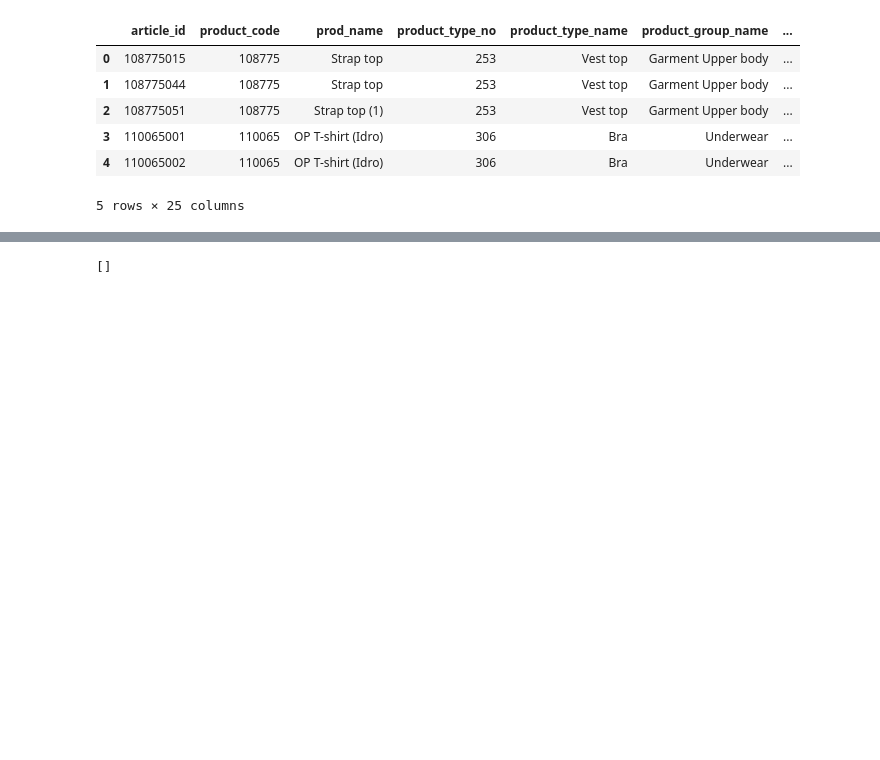
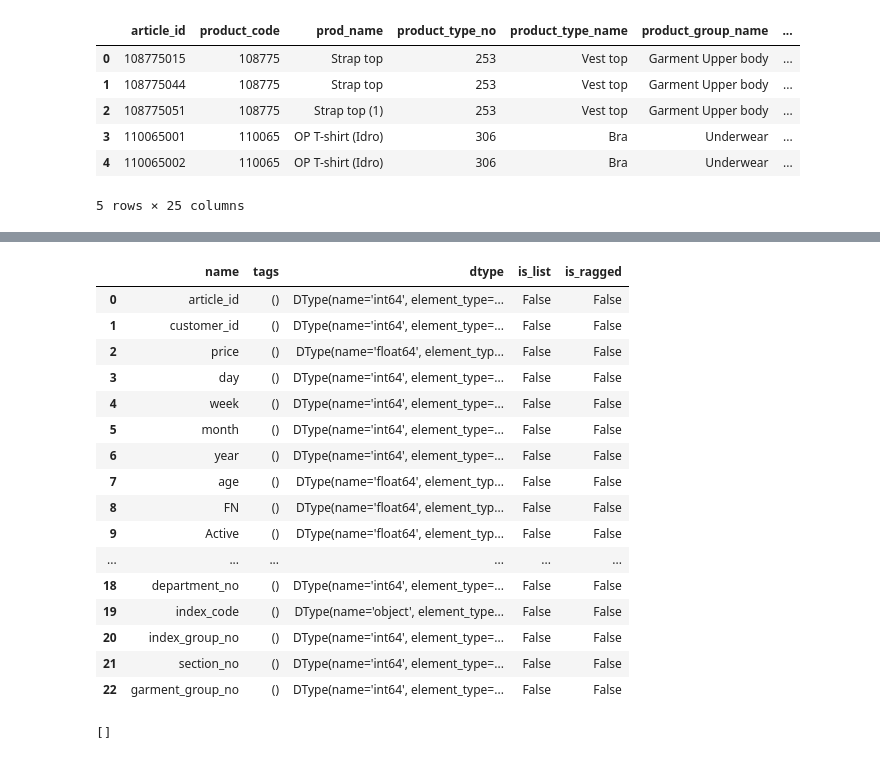
Before and after one commit to joaomiguelol/cv_recsys_deploy, a Jupyter notebook: notebooks/01-feature-eng-test.ipynb, the cells around one changed output, grey strips where cells are left out. Saved outputs shown, nothing was run; the diff lists cells and outputs as text; code cells hidden in the pictures; blank space fills up the shorter version.

```diff
--- a/notebooks/01-feature-eng-test.ipynb
+++ b/notebooks/01-feature-eng-test.ipynb
@@ -111,3 +105,34 @@ price = ["price"] >> FillMissing(fill_val=0) >> Normalize() >> TagAsItemFeatures
+# %%
+# ['t_dat', 'customer_id', 'article_id', 'price', 'sales_channel_id','week']
+article_id = ["article_id"] >> Categorify() >> TagAsItemID()
+customer_id = ["customer_id"] >> Categorify() >> TagAsUserID()
+price = ["price"] >> FillMissing(fill_val=0) >> Normalize() >> TagAsItemFeatures()
+time_features = ["t_dat"]
+session_time = (
+    time_features >>
+    nvt.ops.LambdaOp(lambda col: cudf.to_datetime(col, unit='s')) >>
+    nvt.ops.Rename(name = 'event_time_dt')
+)
+
+day = (session_time
+        >> nvt.ops.LambdaOp(lambda col: col.dt.day)
+        >> nvt.ops.Rename(name = 'day')
+        >> Categorify())
+week = (session_time
+        >> nvt.ops.LambdaOp(lambda col: col.dt.weekday)
+        >> nvt.ops.Rename(name = 'week')
+        >> Categorify())
+month = (session_time
+        >> nvt.ops.LambdaOp(lambda col: col.dt.month)
+        >> nvt.ops.Rename(name = 'month')
+        >> Categorify())
+year = (session_time
+        >> nvt.ops.LambdaOp(lambda col: col.dt.year)
+        >> nvt.ops.Rename(name = 'year')
+        >> Categorify())
+
+
+trans_features = article_id + customer_id + price + day + week + month + year
 # %%
 # customer_features = ['customer_id', 'FN', 'Active', 'club_member_status','fashion_news_frequency', 'age', 'postal_code']
 customer_features = ['customer_id', 'age', 'FN', 'Active', 'club_member_status','fashion_news_frequency']
@@ -137,4 +163,5 @@ features = article_id + customer_id + norm_customer_columns + cat_customer_colum
 # %%
-
+features =  trans_features
 wf = nvt.Workflow(features)
 train_wf = wf.fit_transform(train)
+train_wf.head().columns
@@ -157,3 +178,23 @@ Index(['article_id', 'product_code', 'prod_name', 'product_type_no',
+# %%
+train_wf.schema
+# %% [output]
+|  | name | tags | dtype | is_list | is_ragged |
+| 0 | article_id | () | DType(name='int64', element_type=... | False | False |
+| 1 | customer_id | () | DType(name='int64', element_type=... | False | False |
+| 2 | price | () | DType(name='float64', element_typ... | False | False |
+| 3 | day | () | DType(name='int64', element_type=... | False | False |
+| 4 | week | () | DType(name='int64', element_type=... | False | False |
+| 5 | month | () | DType(name='int64', element_type=... | False | False |
+| 6 | year | () | DType(name='int64', element_type=... | False | False |
+| 7 | age | () | DType(name='float64', element_typ... | False | False |
+| 8 | FN | () | DType(name='float64', element_typ... | False | False |
+| 9 | Active | () | DType(name='float64', element_typ... | False | False |
+| ... | ... | ... | ... | ... | ... |
+| 18 | department_no | () | DType(name='int64', element_type=... | False | False |
+| 19 | index_code | () | DType(name='object', element_type... | False | False |
+| 20 | index_group_no | () | DType(name='int64', element_type=... | False | False |
+| 21 | section_no | () | DType(name='int64', element_type=... | False | False |
+| 22 | garment_group_no | () | DType(name='int64', element_type=... | False | False |
 # %%
 train = Dataset(os.path.join(config.data_processed_dir, 'train_processed.parquet'))
 valid = Dataset(os.path.join(config.data_processed_dir, 'validation_processed.parquet'))
```
Also changed, not shown: parts of 9 cells of this notebook, 1 other file.
